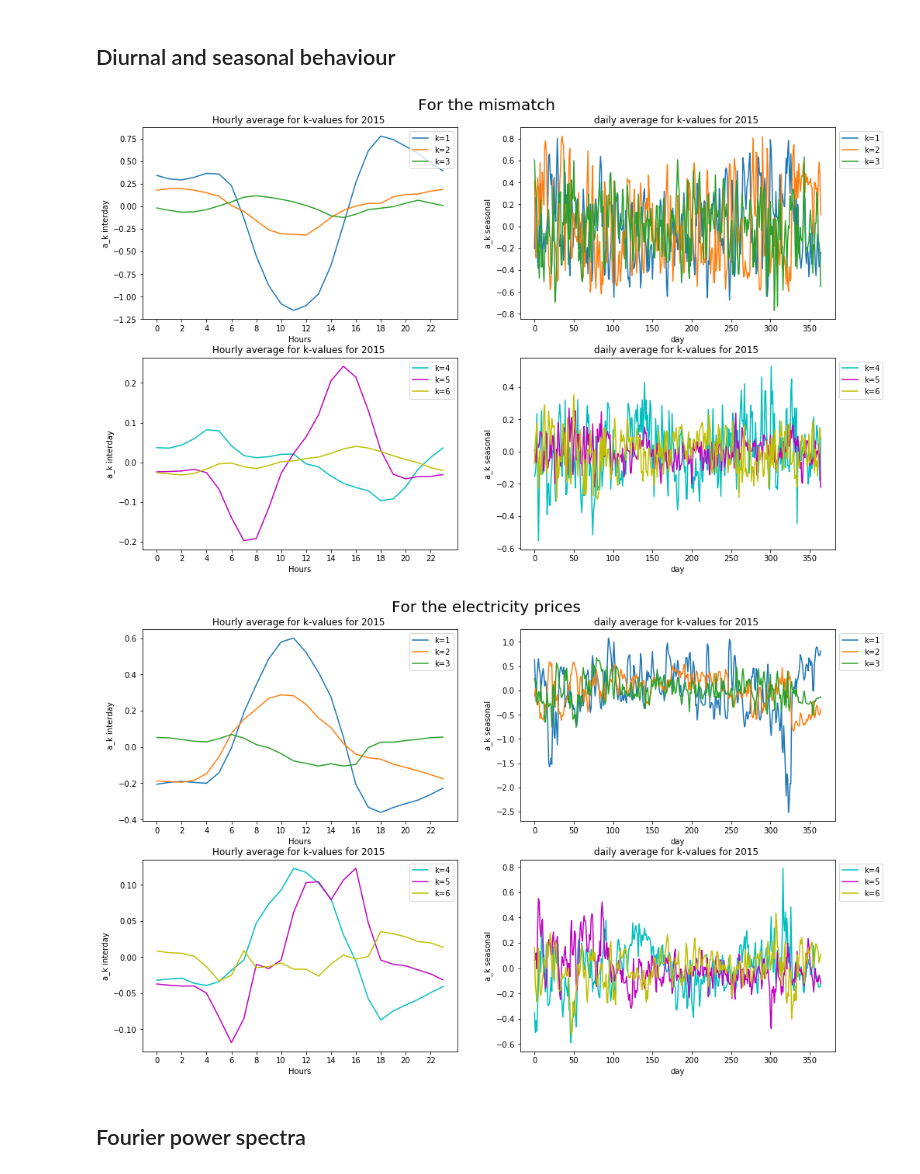
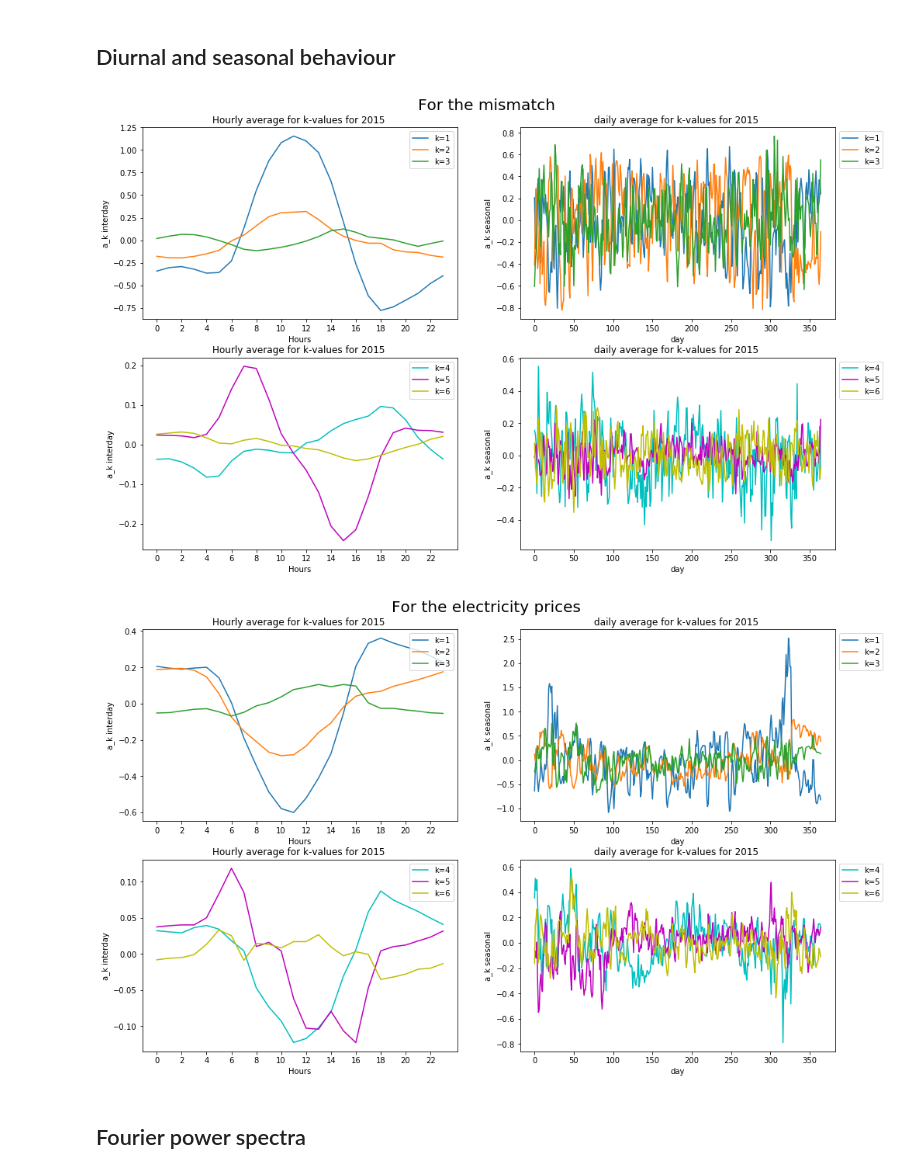
Before and after one commit to leonsn/principal-pattern-paper-data, a Jupyter notebook: 03_main_figures.ipynb, the cells around one changed output. Cells and saved outputs as stored; diff of their text form; code cells hidden in the pictures.

Commit message:
change eigenvectors sign
Multiply them by -1 to make the discussion on mismatch and prices more intuitive

```diff
--- a/03_main_figures.ipynb
+++ b/03_main_figures.ipynb
@@ -689,21 +692,22 @@ plt.subplots_adjust(hspace=0.02, wspace=0.04)
 # %%
 #%% PCA mismatch
 eigen_values_mis, eigen_vectors_mis, variance_explained_mis, norm_const_mis, T_mis = PCA(mismatch)
+T_mis *= -1 #invert eigenvectors to make the results more intuitive
 T_mis = pd.DataFrame(data=T_mis,index=time_index)
 
 # Season Plot Mismatch
 season_plot(T_mis, time_index, 'For the mismatch')
 # %% [output]
-[figure, old version]
+[figure, new version]
 # %%
 #%% PCA Electricity nodal price
 eigen_values_ENP, eigen_vectors_ENP, variance_explained_ENP, norm_const_ENP, T_ENP = PCA(nodal_price)
 T_ENP = pd.DataFrame(data=T_ENP,index=time_index)
-
+T_ENP *= -1 #invert eigenvectors to make the results more intuitive
 # Season Plot Prices
 season_plot(T_ENP, time_index, 'For the electricity prices')
 # %% [output]
-[figure, old version]
+[figure, new version]
 # %% [markdown]
 ## Fourier power spectra
 # %%
```
Also changed, not shown: parts of 5 cells of this notebook, 3 other files.
